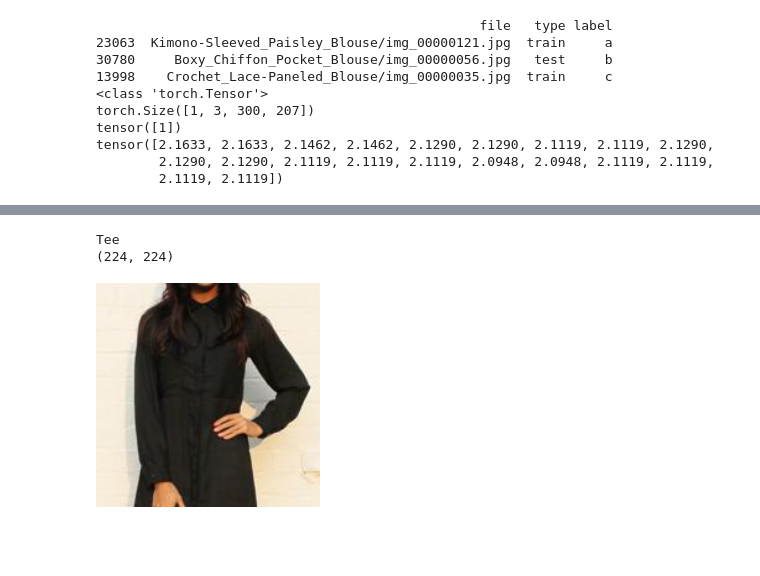
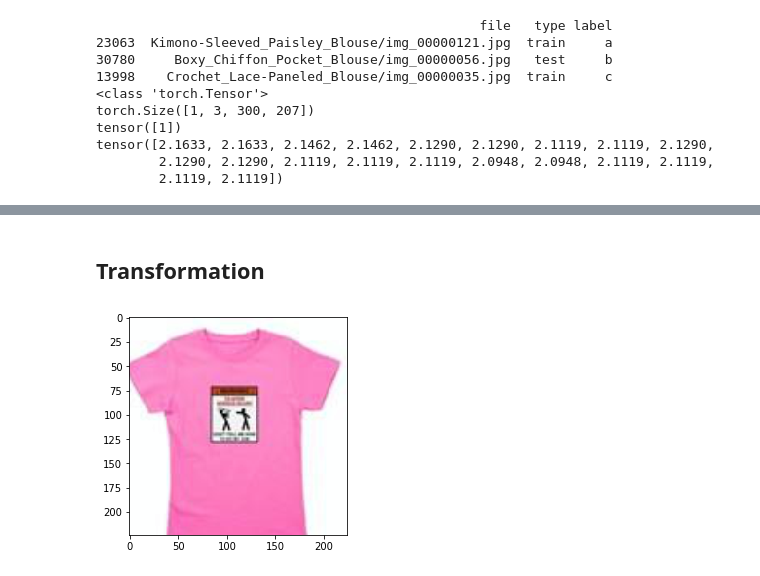
Before and after one commit to Arden-Zhu/fashion_net2, a Jupyter notebook: A_classifier.ipynb, the cells around one changed output, grey strips where cells are left out. Drawn from its saved outputs; the diff is of its cells as text; code cells hidden in the pictures; blank space fills up the shorter version.

```diff
--- a/A_classifier.ipynb
+++ b/A_classifier.ipynb
@@ -32,3 +34,7 @@ Mounted at /content/gdrive
+# %%
+def is_listy(x:Any)->bool: return isinstance(x, (tuple,list))
+def is_tuple(x:Any)->bool: return isinstance(x, tuple)
+def is_dict(x:Any)->bool: return isinstance(x, dict)
 # %% [markdown]
 ## prepare images
 # %%
@@ -234,16 +243,2 @@ RuntimeError: ignored
-# %%
-image_ds = ImageLabelDataset('data/data/picked', ['Boxy_Chiffon_Pocket_Blouse/img_00000056.jpg'], ['Tee'],
-                             transform =  transforms.Compose([transforms.Resize(256), transforms.CenterCrop(224)]))
-assert(len(image_ds) == 1)
-
-(image, label) = image_ds.get(0)
-print(label)
-assert(label == 'Tee')
-
-print(image.size)
-
-display(image)
-# %% [output]
-Tee
-(224, 224)
-[figure, removed]
+# %% [markdown]
+## Transformation
@@ -249,0 +270,43 @@ Tee
+# %%
+class PadToSquare():
+    """ Pad the input PIL Image to a square
+    """
+    def __init__(self, **kwargs):
+      self.params = kwargs
+
+    def __call__(self, x):
+      return padToSquare(x, **self.params)
+# %%
+def tensor2img(tensor, stats):
+  mean, std = stats
+  img = tensor.numpy().transpose([1, 2, 0])
+  img = img * std + mean
+  img = np.minimum(img, 1)
+  img = np.maximum(img, 0)
+  return img
+# %%
+df_pick = pick(200, 50, ['Tee', 'Blouse', 'Top'])
+tfms = [
+  transforms.Compose([
+    PadToSquare(padding_mode='reflect'),
+    transforms.Resize(256),
+    transforms.RandomCrop(224),
+  ]),
+  transforms.Compose([
+    PadToSquare(padding_mode='reflect'),
+    transforms.Resize(256),
+    transforms.CenterCrop(224),
+  ]),
+]
+
+ds = DataSource('data/data/picked', df_pick, 4, num_workers=4, transforms=tfms)
+
+images, labels = next(iter(ds.train_dl))
+
+images.shape
+
+img = tensor2img(images[0], imagenet_stats)
+plt.imshow(img)
+plt.show()
+# %% [output]
+[figure, added]
```
Also changed, not shown: parts of 10 cells of this notebook.
